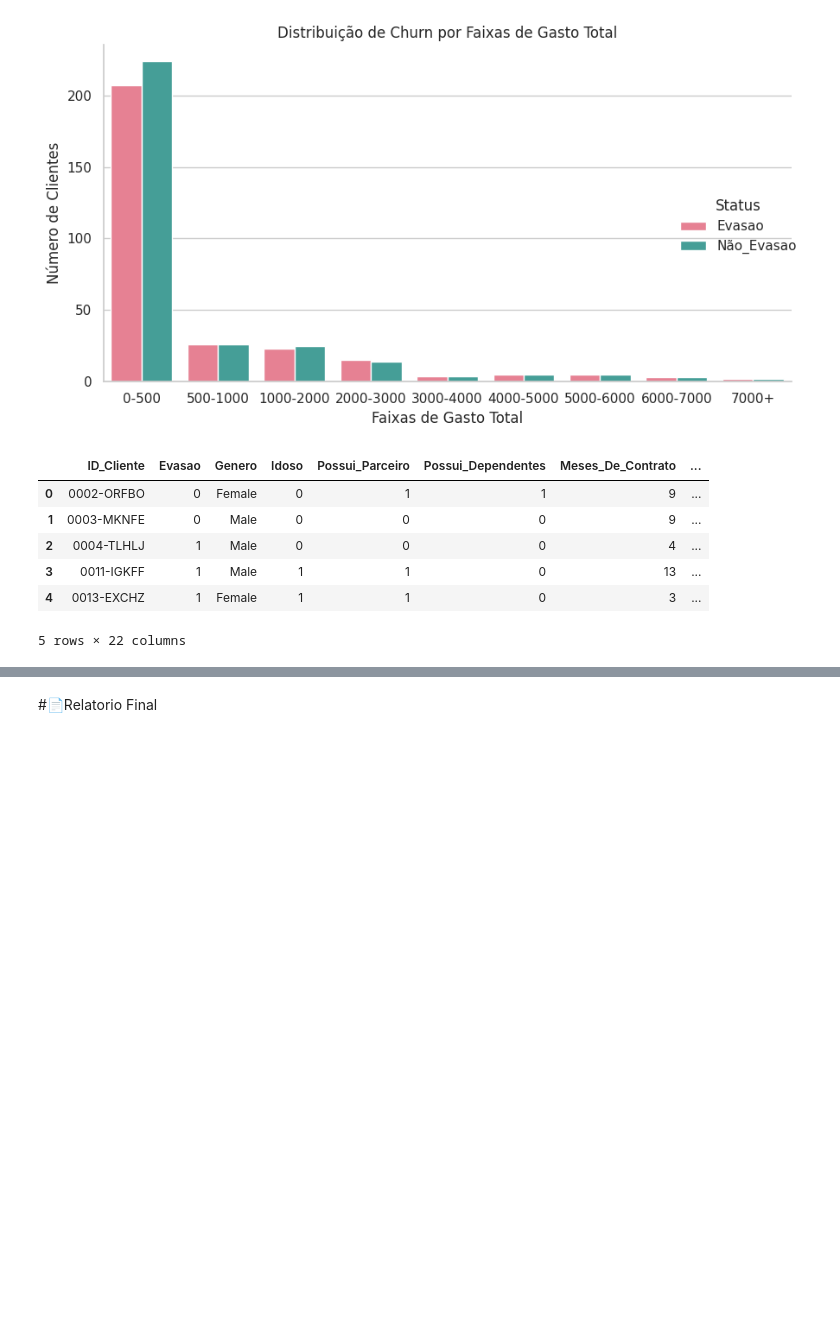
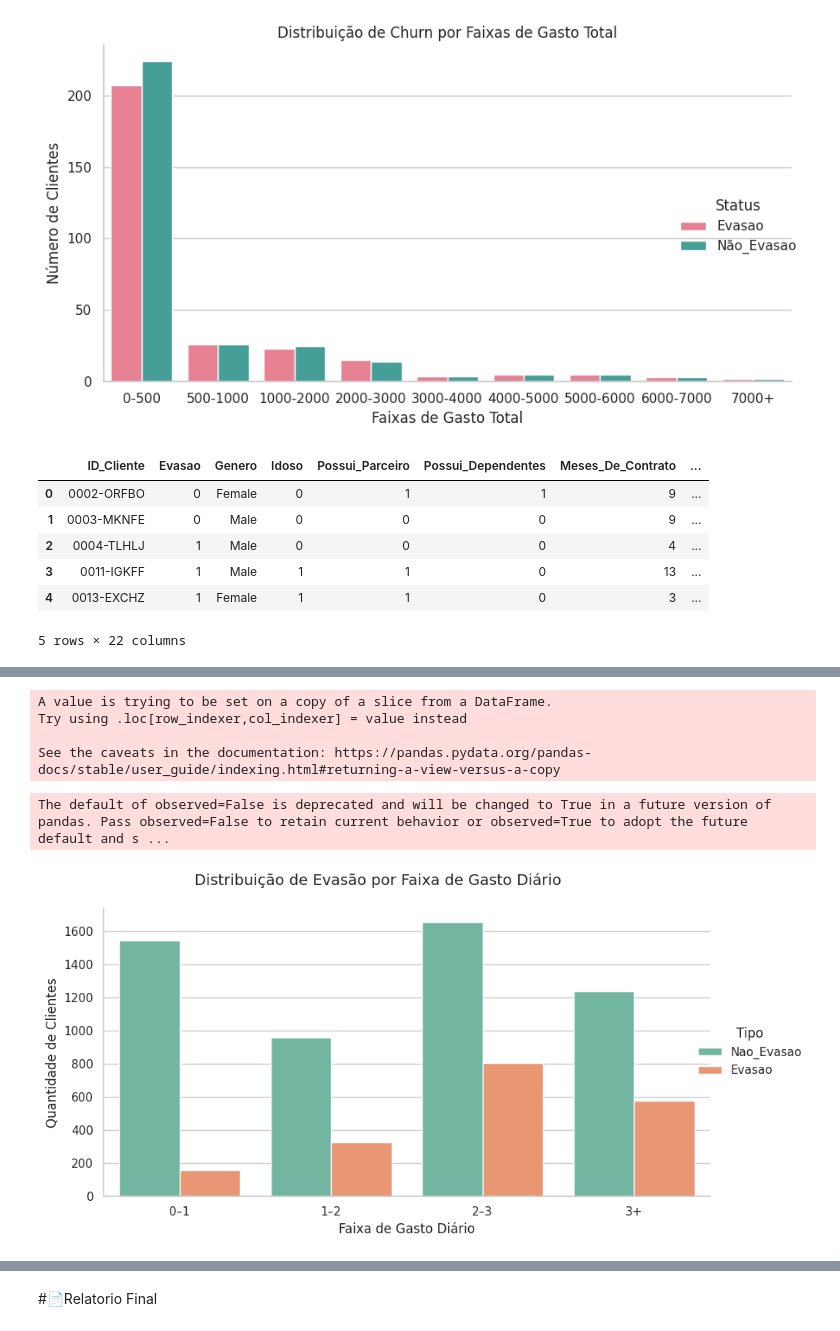
Before and after one commit to Enoque12/Analise_TelecomX_Challenge2, a Jupyter notebook: TelecomX_BR.ipynb, the cells around one changed output, grey strips where cells are left out. Drawn from its saved outputs; the diff is of its cells as text; code cells hidden in the pictures; blank space fills up the shorter version.

```diff
--- a/TelecomX_BR.ipynb
+++ b/TelecomX_BR.ipynb
@@ -977,0 +1077,44 @@ df_novo.head()
+# %%
+# 1. Criar faixas de gasto (ajuste os limites conforme os dados)
+bins = [0, 1, 2, 3, df_diario['Gasto_Diario'].max()]
+labels = ['0–1', '1–2', '2–3', '3+']
+df_diario['Faixa_Gasto'] = pd.cut(df_diario['Gasto_Diario'], bins=bins, labels=labels, right=False)
+# %% [output]
+A value is trying to be set on a copy of a slice from a DataFrame.
+Try using .loc[row_indexer,col_indexer] = value instead
+
+See the caveats in the documentation: https://pandas.pydata.org/pandas-docs/stable/user_guide/indexing.html#returning-a-view-versus-a-copy
+# %%
+# 2. Agrupar por faixa e contar evasão/não evasão
+tabela = df_diario.groupby(['Faixa_Gasto', 'Evasao']).size().unstack().fillna(0).reset_index()
+tabela.columns = ['Faixa_Gasto', 'Nao_Evasao', 'Evasao']  # 0: não evadiram, 1: evadiram
+# %% [output]
+The default of observed=False is deprecated and will be changed to True in a future version of pandas. Pass observed=False to retain current behavior or observed=True to adopt the future default and s ...
+# %%
+# 3. Reorganizar os dados no formato longo
+tabela_melt = pd.melt(tabela, id_vars='Faixa_Gasto', value_vars=['Nao_Evasao', 'Evasao'],
+                      var_name='Tipo', value_name='Contagem')
+# %%
+# 4. Plotar gráfico com catplot
+sns.set(style="whitegrid")
+g = sns.catplot(
+    data=tabela_melt,
+    kind="bar",
+    x="Faixa_Gasto",
+    y="Contagem",
+    hue="Tipo",
+    palette="Set2",
+    height=5,
+    aspect=1.5
+)
+
+g.set_axis_labels("Faixa de Gasto Diário", "Quantidade de Clientes")
+g.fig.suptitle("Distribuição de Evasão por Faixa de Gasto Diário", fontsize=14)
+
+# Reposicionando a legenda
+g._legend.set_title("Tipo")
+g._legend.set_bbox_to_anchor((1.12, 0.5))  # Afastando para a direita
+plt.tight_layout()
+plt.show()
+# %% [output]
+[figure, added]
```
Also changed, not shown: parts of 46 cells of this notebook.
